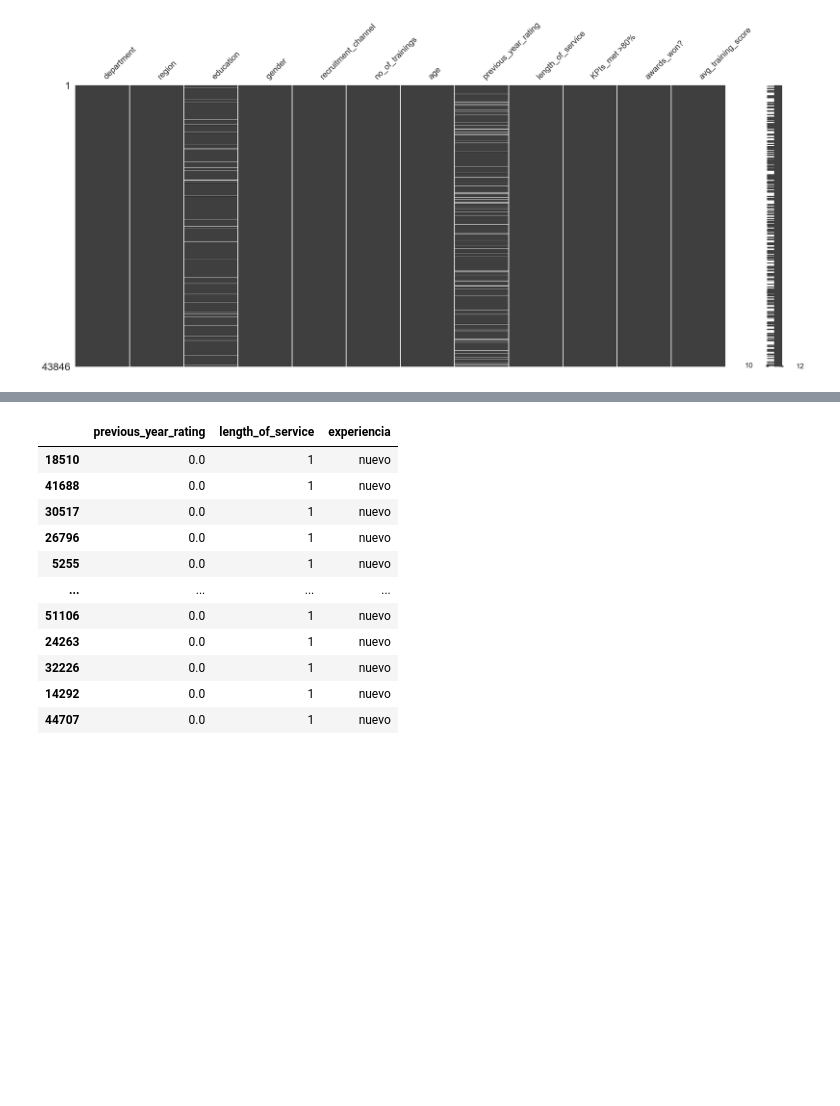
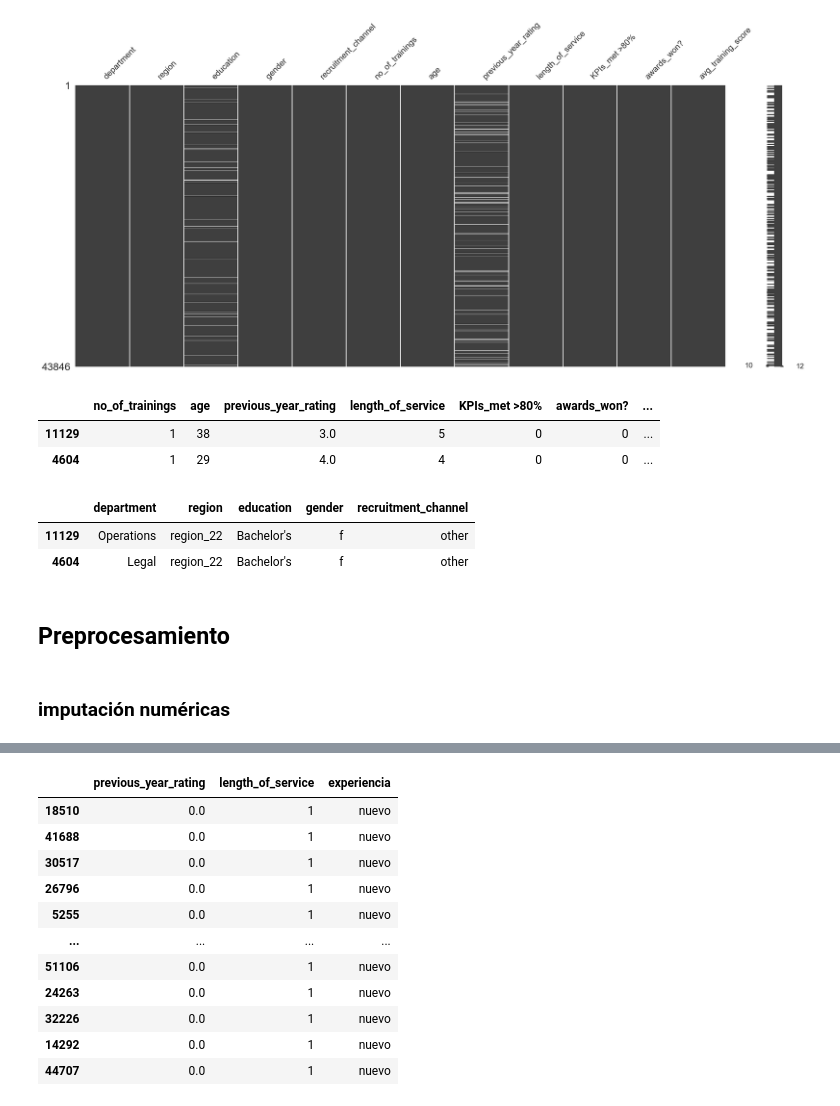
Before and after one commit to giordanap/MLA, a Jupyter notebook: Proyecto 01 - HR Analytics/00-apellido-nombre-proyecto1.ipynb, the cells around one changed output, grey strips where cells are left out. Cells and saved outputs as stored; diff of their text form; code cells hidden in the pictures; blank space fills up the shorter version.

```diff
--- a/Proyecto 01 - HR Analytics/00-apellido-nombre-proyecto1.ipynb
+++ b/Proyecto 01 - HR Analytics/00-apellido-nombre-proyecto1.ipynb
@@ -426,0 +425,19 @@ X_train[ "previous_year_rating"] = X_train["previous_year_rating"].fillna(0)
+# %%
+X_train_num = X_train.select_dtypes('number')
+X_train_cat = X_train.select_dtypes('object')
+# %%
+X_train_num.head(2)
+# %% [output]
+|  | no_of_trainings | age | previous_year_rating | length_of_service | KPIs_met >80% | awards_won? | ... |
+| 11129 | 1 | 38 | 3.0 | 5 | 0 | 0 | ... |
+| 4604 | 1 | 29 | 4.0 | 4 | 0 | 0 | ... |
+# %%
+X_train_cat.head(2)
+# %% [output]
+|  | department | region | education | gender | recruitment_channel |
+| 11129 | Operations | region_22 | Bachelor's | f | other |
+| 4604 | Legal | region_22 | Bachelor's | f | other |
+# %% [markdown]
+## Preprocesamiento
+# %% [markdown]
+### imputación numéricas
```
Also changed, not shown: parts of 13 cells of this notebook, 1 other file.
